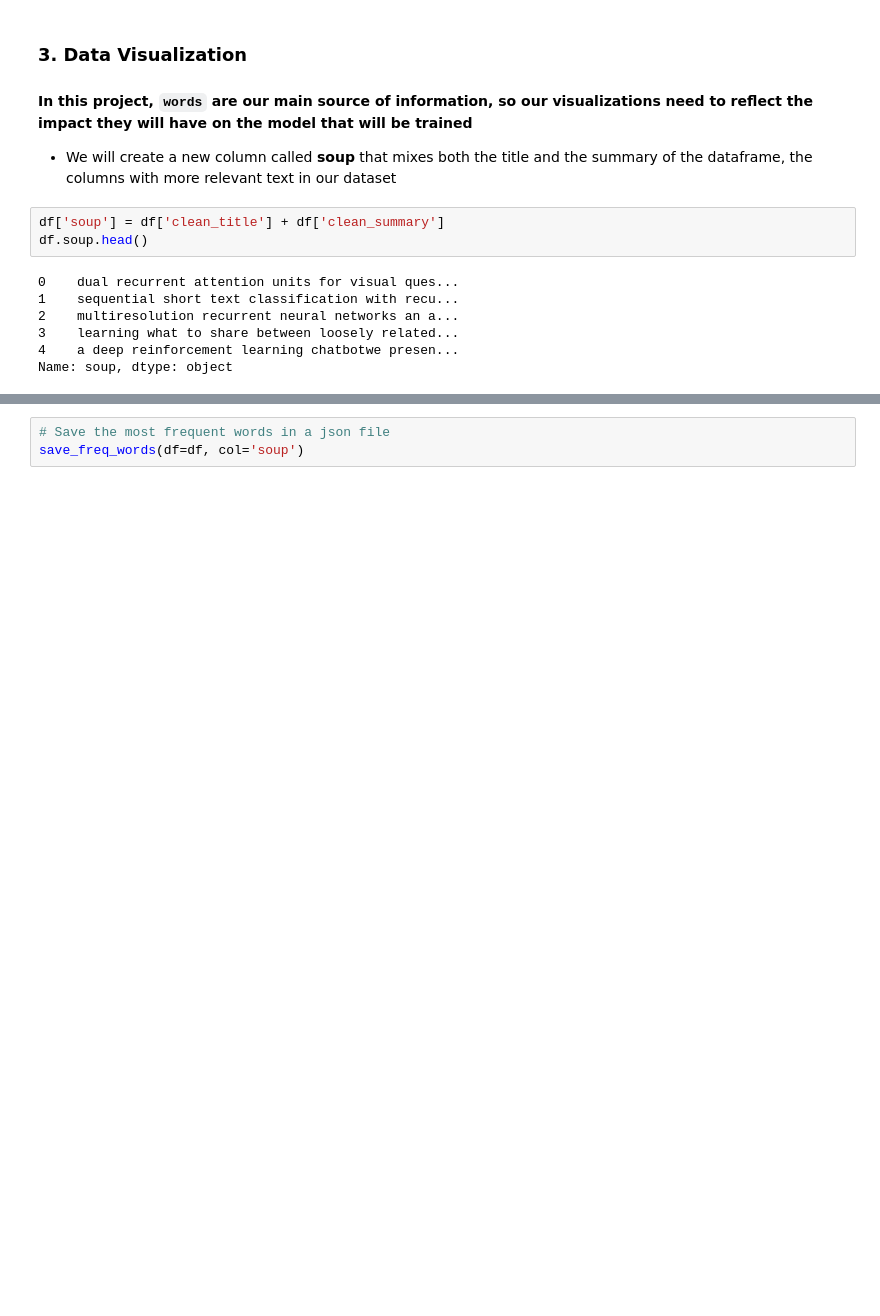
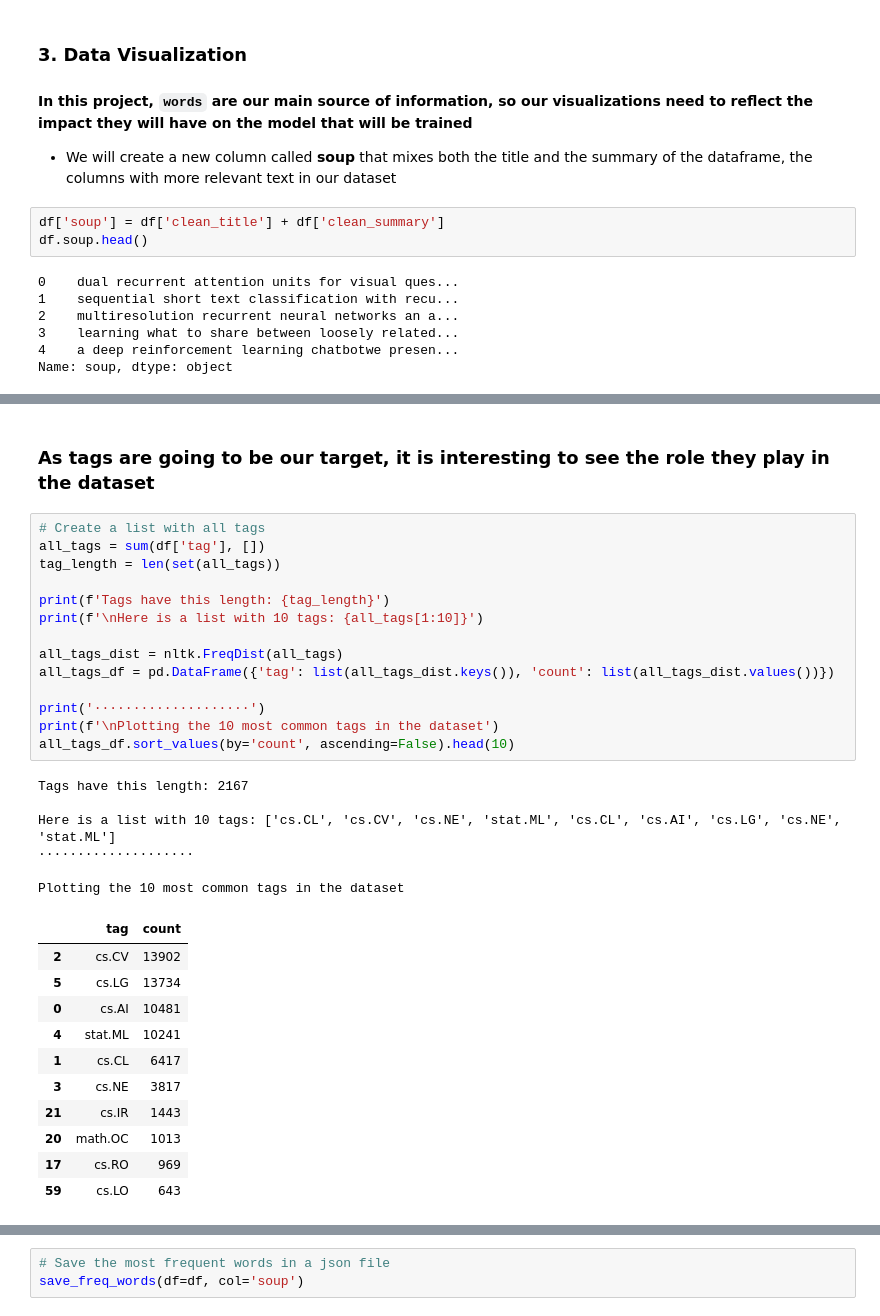
Before and after one commit to leosanchezsoler/bilbo-the-bot, a Jupyter notebook: main.ipynb, the cells around one changed output, grey strips where cells are left out. Saved outputs shown, nothing was run; the diff lists cells and outputs as text; blank space fills up the shorter version.

```diff
--- a/main.ipynb
+++ b/main.ipynb
@@ -183,0 +208,34 @@ dictionary = tokenizer.word_index
+# %% [markdown]
+### As tags are going to be our target, it is interesting to see the role they play in the dataset
+# %%
+# Create a list with all tags
+all_tags = sum(df['tag'], [])
+tag_length = len(set(all_tags))
+
+print(f'Tags have this length: {tag_length}')
+print(f'\nHere is a list with 10 tags: {all_tags[1:10]}')
+
+all_tags_dist = nltk.FreqDist(all_tags)
+all_tags_df = pd.DataFrame({'tag': list(all_tags_dist.keys()), 'count': list(all_tags_dist.values())})
+
+print('····················')
+print(f'\nPlotting the 10 most common tags in the dataset')
+all_tags_df.sort_values(by='count', ascending=False).head(10)
+# %% [output]
+Tags have this length: 2167
+
+Here is a list with 10 tags: ['cs.CL', 'cs.CV', 'cs.NE', 'stat.ML', 'cs.CL', 'cs.AI', 'cs.LG', 'cs.NE', 'stat.ML']
+····················
+
+Plotting the 10 most common tags in the dataset
+|  | tag | count |
+| 2 | cs.CV | 13902 |
+| 5 | cs.LG | 13734 |
+| 0 | cs.AI | 10481 |
+| 4 | stat.ML | 10241 |
+| 1 | cs.CL | 6417 |
+| 3 | cs.NE | 3817 |
+| 21 | cs.IR | 1443 |
+| 20 | math.OC | 1013 |
+| 17 | cs.RO | 969 |
+| 59 | cs.LO | 643 |
```
Also changed, not shown: parts of 17 cells of this notebook, 8 other files.
